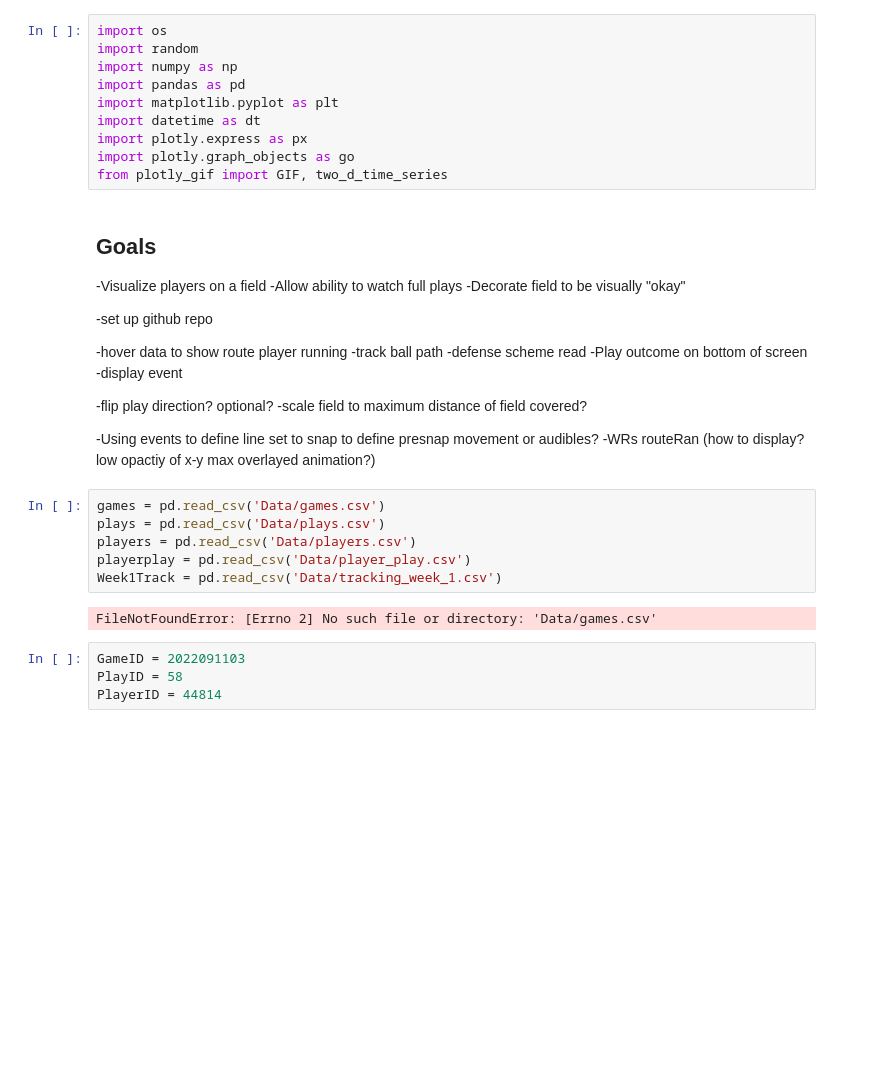
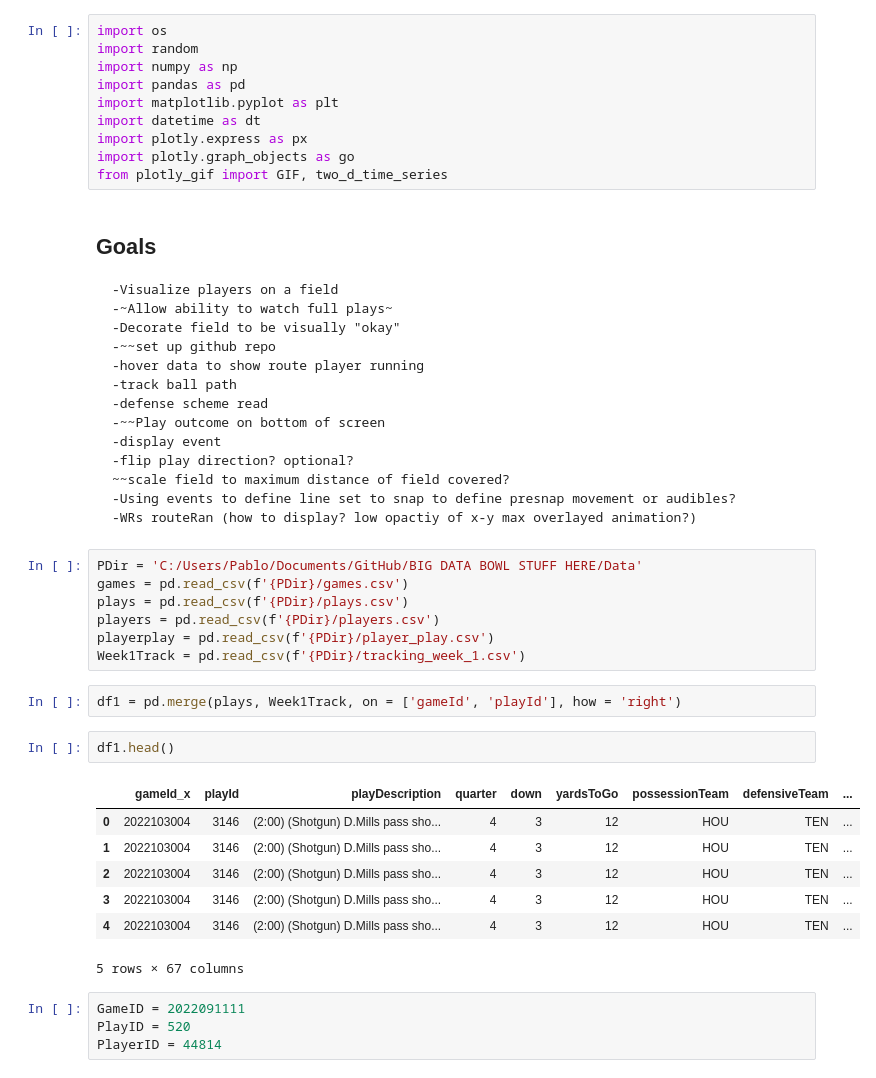
Before and after one commit to B-Velasco/BDB25, a Jupyter notebook: Files/Playground.ipynb, the cells around one changed output. Drawn from its saved outputs; the diff is of its cells as text; blank space fills up the shorter version.

```diff
--- a/Files/Playground.ipynb
+++ b/Files/Playground.ipynb
@@ -10,37 +10,40 @@ import plotly.graph_objects as go
 from plotly_gif import GIF, two_d_time_series
 # %% [markdown]
 ## Goals
--Visualize players on a field
--Allow ability to watch full plays
--Decorate field to be visually "okay"
-
-
--set up github repo
-
-
--hover data to show route player running
--track ball path
--defense scheme read
--Play outcome on bottom of screen
--display event
-
-
--flip play direction? optional?
--scale field to maximum distance of field covered?
-
-
--Using events to define line set to snap to define presnap movement or audibles?
--WRs routeRan (how to display? low opactiy of x-y max overlayed animation?)
+    -Visualize players on a field
+    -~Allow ability to watch full plays~
+    -Decorate field to be visually "okay"
+    -~~set up github repo
+    -hover data to show route player running
+    -track ball path
+    -defense scheme read
+    -~~Play outcome on bottom of screen
+    -display event
+    -flip play direction? optional?
+    ~~scale field to maximum distance of field covered?
+    -Using events to define line set to snap to define presnap movement or audibles?
+    -WRs routeRan (how to display? low opactiy of x-y max overlayed animation?)
 # %%
-games = pd.read_csv('Data/games.csv')
-plays = pd.read_csv('Data/plays.csv')
-players = pd.read_csv('Data/players.csv')
-playerplay = pd.read_csv('Data/player_play.csv')
-Week1Track = pd.read_csv('Data/tracking_week_1.csv')
+PDir = 'C:/Users/Pablo/Documents/GitHub/BIG DATA BOWL STUFF HERE/Data'
+games = pd.read_csv(f'{PDir}/games.csv')
+plays = pd.read_csv(f'{PDir}/plays.csv')
+players = pd.read_csv(f'{PDir}/players.csv')
+playerplay = pd.read_csv(f'{PDir}/player_play.csv')
+Week1Track = pd.read_csv(f'{PDir}/tracking_week_1.csv')
-# %% [output]
-FileNotFoundError: [Errno 2] No such file or directory: 'Data/games.csv'
+# %%
+df1 = pd.merge(plays, Week1Track, on = ['gameId', 'playId'], how = 'right')
+# %%
+df1.head()
+# %% [output]
+|  | gameId_x | playId | playDescription | quarter | down | yardsToGo | possessionTeam | defensiveTeam | ... |
+| 0 | 2022103004 | 3146 | (2:00) (Shotgun) D.Mills pass sho... | 4 | 3 | 12 | HOU | TEN | ... |
+| 1 | 2022103004 | 3146 | (2:00) (Shotgun) D.Mills pass sho... | 4 | 3 | 12 | HOU | TEN | ... |
+| 2 | 2022103004 | 3146 | (2:00) (Shotgun) D.Mills pass sho... | 4 | 3 | 12 | HOU | TEN | ... |
+| 3 | 2022103004 | 3146 | (2:00) (Shotgun) D.Mills pass sho... | 4 | 3 | 12 | HOU | TEN | ... |
+| 4 | 2022103004 | 3146 | (2:00) (Shotgun) D.Mills pass sho... | 4 | 3 | 12 | HOU | TEN | ... |
+5 rows × 67 columns
 # %%
-GameID = 2022091103
-PlayID = 58
+GameID = 2022091111
+PlayID = 520
 PlayerID = 44814
 # %%
```
Also changed, not shown: parts of 11 cells of this notebook.
